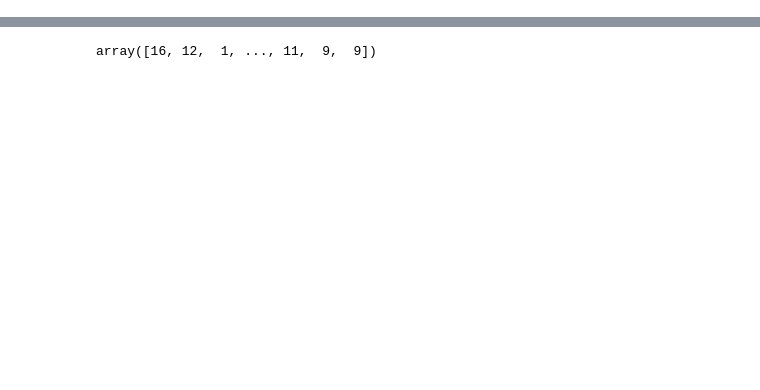
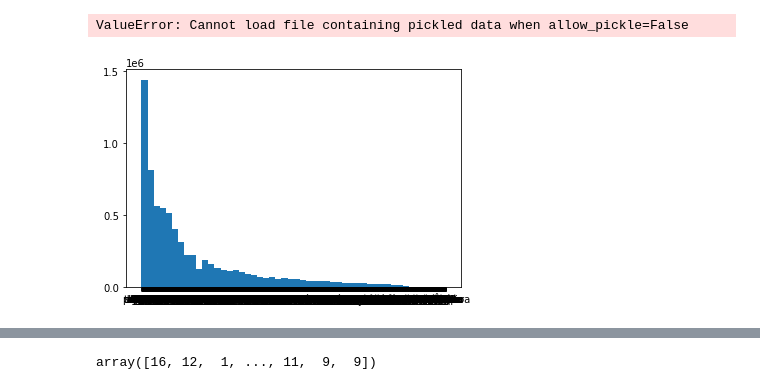
Before and after one commit to lillijo/nlp-musrec-lyrics, a Jupyter notebook: Doc2Vec.ipynb, the cells around one changed output, grey strips where cells are left out. Cells and saved outputs as stored; diff of their text form; code cells hidden in the pictures; blank space fills up the shorter version.

Commit message:
model working with words

```diff
--- a/Doc2Vec.ipynb
+++ b/Doc2Vec.ipynb
@@ -15,5 +15,6 @@ from gensim.models.doc2vec import Doc2Vec, TaggedDocument
 from gensim.test.utils import get_tmpfile
 # %%
-test_documents_json = pickle.load( open( "test_documents", "rb" ) )
+test_documents_json = pickle.load( open( "counted_bows_test", "rb" ) ) #test_documents
 print(len(test_documents_json))
+print(test_documents_json[0][1])
 # %% [output]
@@ -21,4 +23,4 @@ print(len(test_documents_json))
 # %%
-train_documents_json = pickle.load( open( "train_documents", "rb" ) )
+train_documents_json = pickle.load( open( "counted_bows", "rb" ) ) #train_documents
 print(len(train_documents_json))
 # %% [output]
@@ -37,3 +52,5 @@ model.save("doc2vecNO_DUPS.model")
 # %%
 #model = Doc2Vec.load("doc2vec.model")
-model = Doc2Vec.load("doc2vecNO_DUPS.model")
+model_dbow = Doc2Vec.load("model_dbow.model")
+# %% [output]
+ValueError: Cannot load file containing pickled data when allow_pickle=False
@@ -42,3 +57,15 @@ model.train(train_documents, total_examples=model.corpus_count, epochs=20)
+# %%
+words = [i[0] for i in train_documents_json]
+flatten_words = [item for sublist in words for item in sublist]
+#counter = collections.Counter(flatten_words)
+#print(counter)
+
+plt.hist(flatten_words, bins = 50)
+plt.locator_params(axis="x", nbins=4)
+plt.locator_params(axis="y", nbins=4)
+plt.show()
+# %% [output]
+[figure, added]
 # %%
 inferred_vectors = []
 
```
Also changed, not shown: parts of 29 cells of this notebook, 4 other files.
